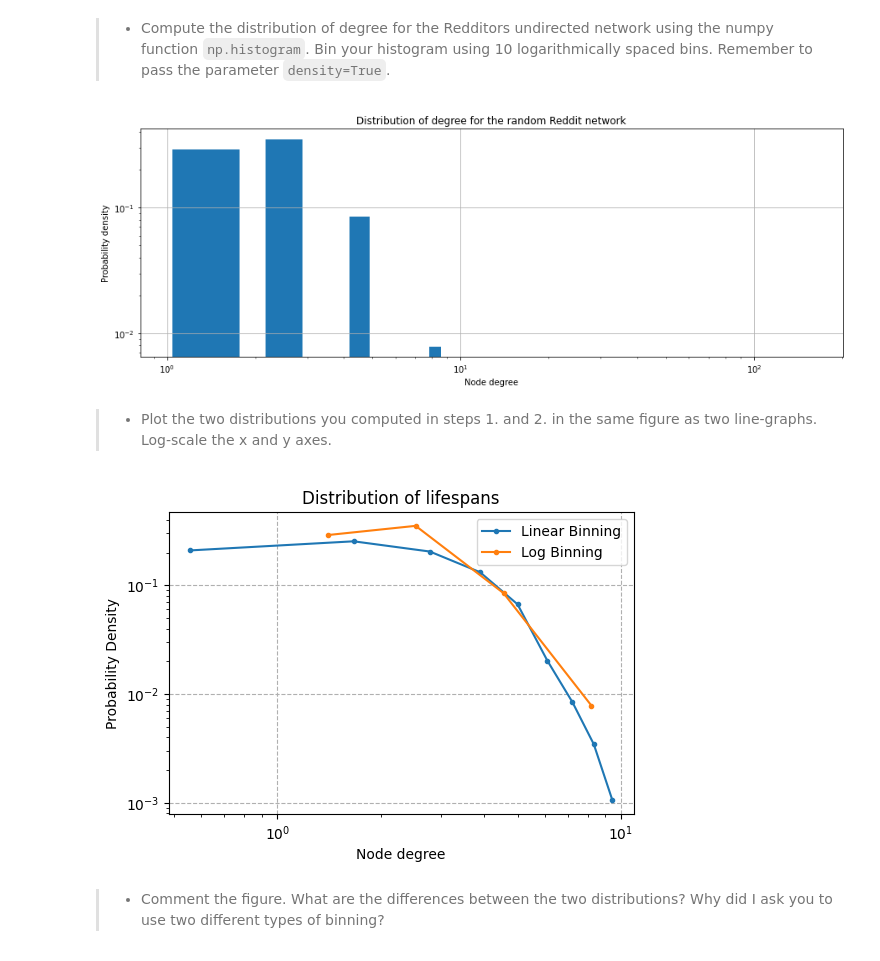
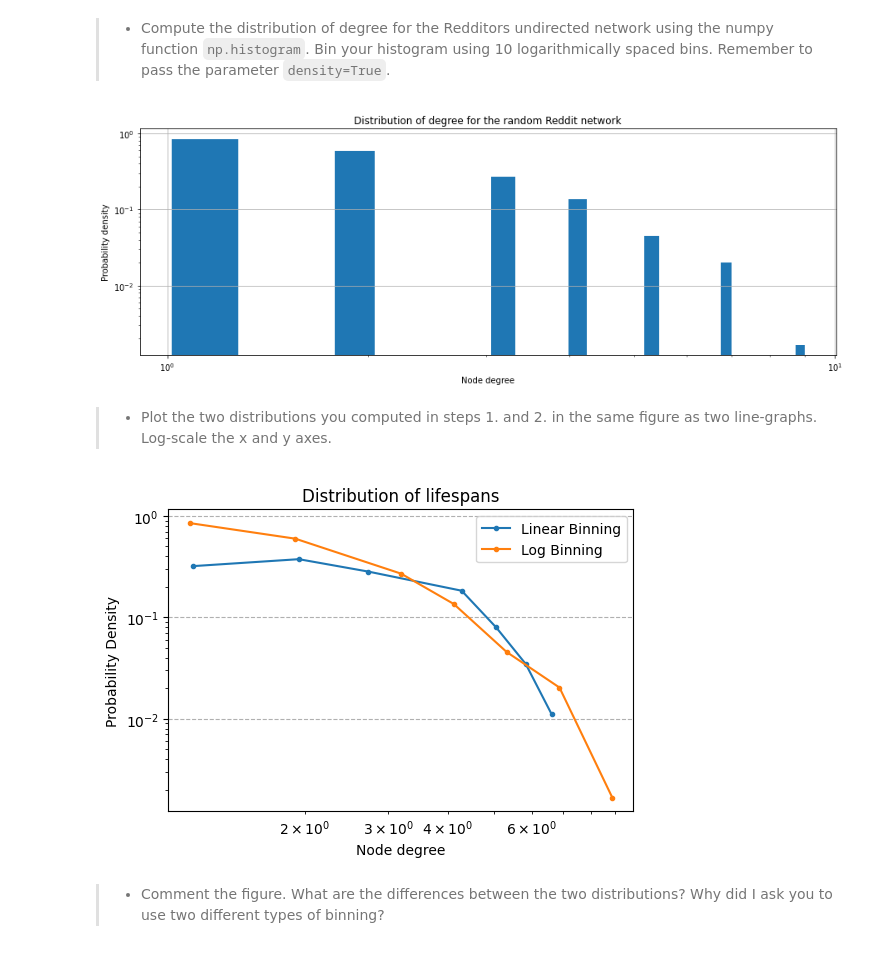
Before and after one commit to wdmdev/comsocsci2021, a Jupyter notebook: lectures/Week4_answer.ipynb, the cells around one changed output. Cells and saved outputs as stored; diff of their text form; code cells hidden in the pictures.

```diff
--- a/lectures/Week4_answer.ipynb
+++ b/lectures/Week4_answer.ipynb
@@ -283,7 +266,7 @@ degrees = list(rnd_G.degree())
 degrees = [(x,y) for x,y in degrees if y > 0]
 xx = [x for x,y in degrees]
 yy = [y for x,y in degrees]
-bins = np.logspace(0, np.log(10), 10)
+bins = np.logspace(0, np.log10(10), 10)
 hist, hist_edges = np.histogram(yy, bins=bins, density=True)
 x = (hist_edges[1:]+hist_edges[:-1])/2
 # %%
@@ -300,7 +283,7 @@ ax.set_xscale('log')
 ax.set_yscale('log')
 plt.show()
 # %% [output]
-[figure, old version]
+[figure, new version]
 # %% [markdown]
 > * Plot the two distributions you computed in steps 1. and 2. in the same figure as two line-graphs. Log-scale the x and y axes.
 # %%
@@ -311,37 +294,37 @@ xx = [x for x,y in degrees]
 yy = [y for x,y in degrees]
 
 #linear binning
-bins_lin = np.linspace(0, 10, 10)
+bins_lin = np.linspace(0, 7, 10)
 hist_lin, hist_edges_lin = np.histogram(yy, bins=bins_lin, density=True)
 x_lin = (hist_edges_lin[1:]+hist_edges_lin[:-1])/2
 
 #log binning
-bins_log = np.logspace(0, np.log(10), 10)
+bins_log = np.logspace(0, np.log10(376), 10)
 hist_log, hist_edges_log = np.histogram(yy, bins=bins, density=True)
 x_log = (hist_edges_log[1:]+hist_edges_log[:-1])/2
 
 # remove 0 entries
 def remove_zero_entries(x, hist):
     return zip(*[(i,j) for (i,j) in zip(x, hist) if j > 0])
 
 xx_lin, yy_lin = remove_zero_entries(x_lin, hist_lin)
 xx_log, yy_log = remove_zero_entries(x_log, hist_log)
 
 fig, ax = plt.subplots(dpi = 100)
 
 ax.plot(xx_lin,yy_lin, marker = ".", label = "Linear Binning")
 ax.plot(xx_log,yy_log, marker = ".", label = "Log Binning")
 ax.set_yscale("log")
 ax.set_xscale("log")
 ax.set_xlabel("Node degree")
 ax.set_ylabel("Probability Density")
 ax.grid(linestyle = '--')
 ax.legend()
 
 ax.set_title("Distribution of lifespans")
 fig.show()
 # %% [output]
-[figure, old version]
+[figure, new version]
 # %% [markdown]
 > * Comment the figure. What are the differences between the two distributions? Why did I ask you to use two different types of binning?
 # %% [markdown]
```
Also changed, not shown: parts of 6 cells of this notebook, 1 other file.
